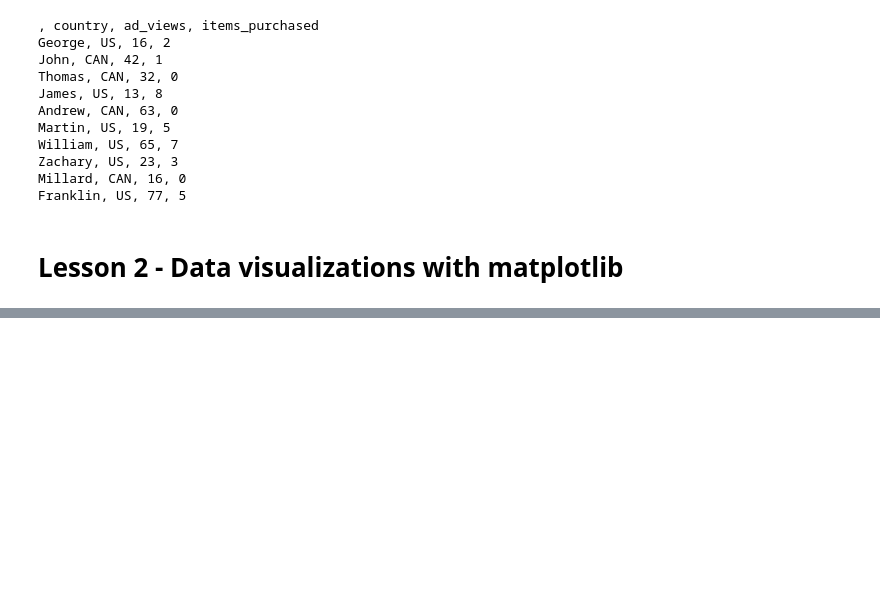
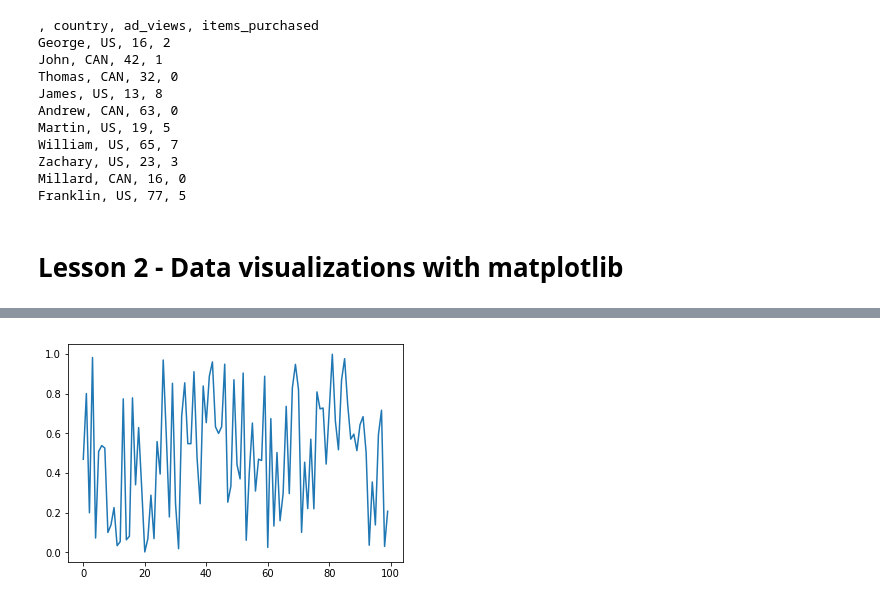
Before and after one commit to djrgit/coursework, a Jupyter notebook: thinkful/data_science/my_progress/phase_1_data_science_fundamentals/Unit 2 - Introduction to the Data Science Toolkit.ipynb, the cells around one changed output, grey strips where cells are left out. Drawn from its saved outputs; the diff is of its cells as text; code cells hidden in the pictures; blank space fills up the shorter version.

```diff
--- a/thinkful/data_science/my_progress/phase_1_data_science_fundamentals/Unit 2 - Introduction to the Data Science Toolkit.ipynb
+++ b/thinkful/data_science/my_progress/phase_1_data_science_fundamentals/Unit 2 - Introduction to the Data Science Toolkit.ipynb
@@ -134,0 +142,16 @@ Franklin, US, 77, 5
+# %%
+np.random.seed(1221)
+
+df = pd.DataFrame()
+
+df['rand'] = np.random.rand(100)
+df['rand_sq'] = df['rand'] ** 2
+df['rand_shift'] = df['rand'] + 2
+
+df['counts_sq'] = df.index ** 2
+df['counts_sqrt'] = np.sqrt(df.index)
+# %%
+plt.plot(df['rand'])
+plt.show()
+# %% [output]
+[figure, added]
```
Also changed, not shown: parts of 16 cells of this notebook.
